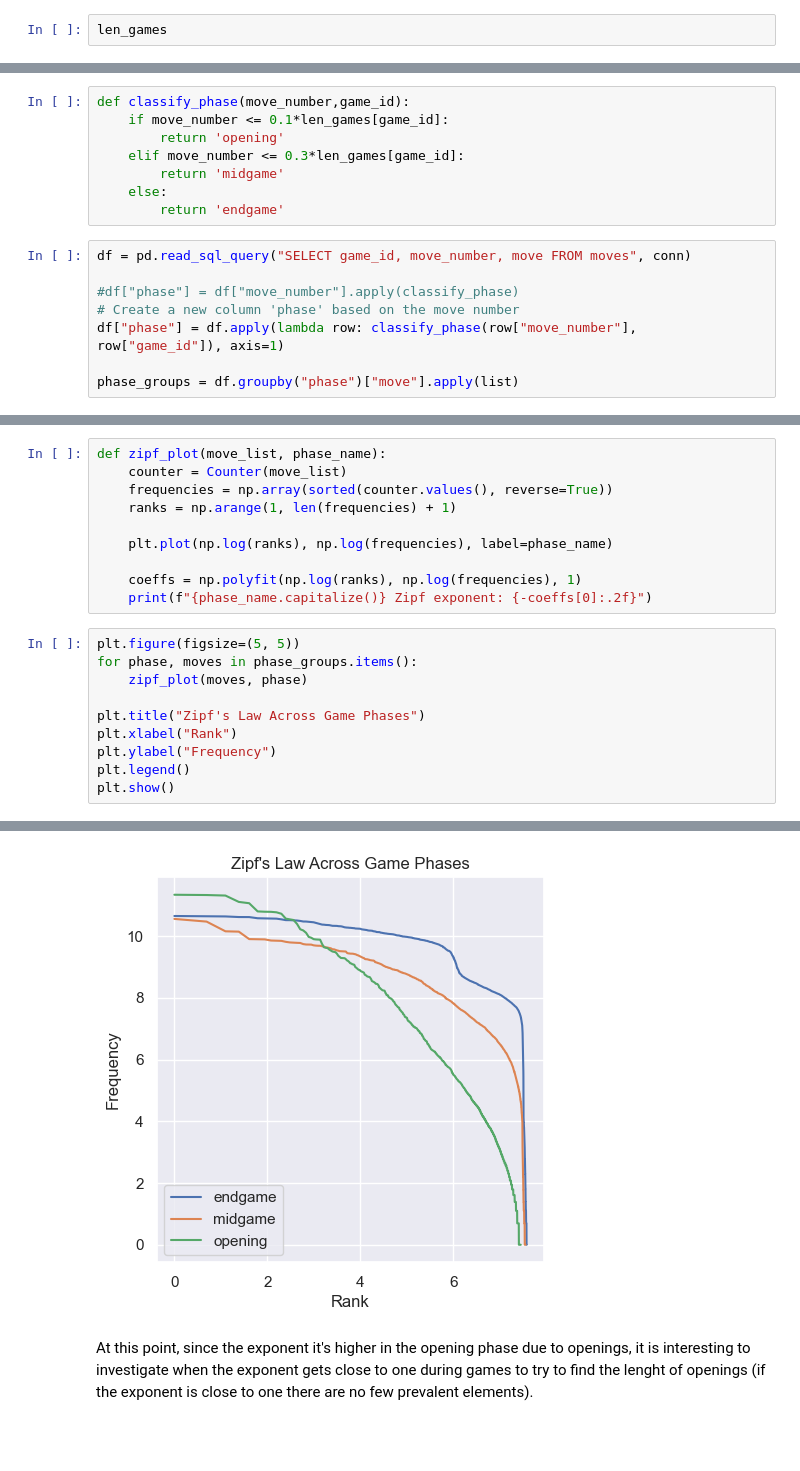
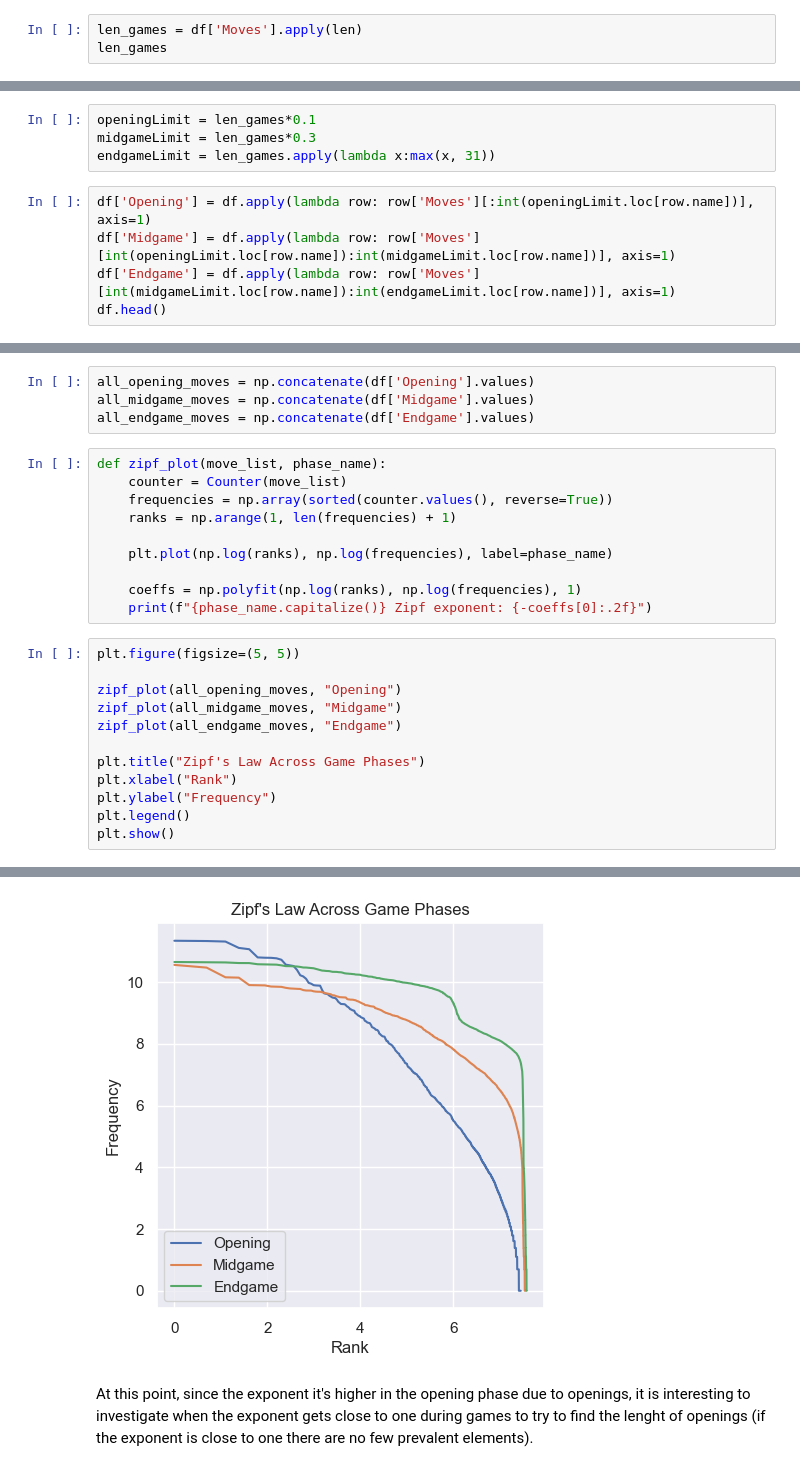
Before and after one commit to NLP-Project-PoliMi-2025/NLP-Project, a Jupyter notebook: notebooks/ZipfLaw.ipynb, the cells around one changed output, grey strips where cells are left out. Saved outputs shown, nothing was run; the diff lists cells and outputs as text; blank space fills up the shorter version.

```diff
--- a/notebooks/ZipfLaw.ipynb
+++ b/notebooks/ZipfLaw.ipynb
@@ -27,3 +48,4 @@ df['move'] = df['move'].str[:-1].where(df['move'].str.len() == 5, df['move'])
 # %%
+len_games = df['Moves'].apply(len)
 len_games
 # %% [output]
@@ -150,18 +184,11 @@ Divide the moves in:
 - 30%:  midgame
 - 31+: endgame
 # %%
-def classify_phase(move_number,game_id):
-    if move_number <= 0.1*len_games[game_id]:
-        return 'opening'
-    elif move_number <= 0.3*len_games[game_id]:
-        return 'midgame'
-    else:
-        return 'endgame'
+openingLimit = len_games*0.1
+midgameLimit = len_games*0.3
+endgameLimit = len_games.apply(lambda x:max(x, 31))
 # %%
-df = pd.read_sql_query("SELECT game_id, move_number, move FROM moves", conn)
-
-#df["phase"] = df["move_number"].apply(classify_phase)
-# Create a new column 'phase' based on the move number
-df["phase"] = df.apply(lambda row: classify_phase(row["move_number"], row["game_id"]), axis=1)
-
-phase_groups = df.groupby("phase")["move"].apply(list)
+df['Opening'] = df.apply(lambda row: row['Moves'][:int(openingLimit.loc[row.name])], axis=1)
+df['Midgame'] = df.apply(lambda row: row['Moves'][int(openingLimit.loc[row.name]):int(midgameLimit.loc[row.name])], axis=1)
+df['Endgame'] = df.apply(lambda row: row['Moves'][int(midgameLimit.loc[row.name]):int(endgameLimit.loc[row.name])], axis=1)
+df.head()
@@ -168,5 +202,9 @@ phase_groups = df.groupby("phase")["move"].apply(list)
 # %% [markdown]
 Method to plot Zipf's Law for every phase
+# %%
+all_opening_moves = np.concatenate(df['Opening'].values)
+all_midgame_moves = np.concatenate(df['Midgame'].values)
+all_endgame_moves = np.concatenate(df['Endgame'].values)
 # %%
 def zipf_plot(move_list, phase_name):
     counter = Counter(move_list)
@@ -179,8 +217,10 @@ def zipf_plot(move_list, phase_name):
     print(f"{phase_name.capitalize()} Zipf exponent: {-coeffs[0]:.2f}")
 # %%
 plt.figure(figsize=(5, 5))
-for phase, moves in phase_groups.items():
-    zipf_plot(moves, phase)
+
+zipf_plot(all_opening_moves, "Opening")
+zipf_plot(all_midgame_moves, "Midgame")
+zipf_plot(all_endgame_moves, "Endgame")
 
 plt.title("Zipf's Law Across Game Phases")
 plt.xlabel("Rank")
@@ -194,3 +234,3 @@ Opening Zipf exponent: 2.16
-[figure, old version]
+[figure, new version]
 # %% [markdown]
 At this point, since the exponent it's higher in the opening phase due to openings, it is interesting to investigate when the exponent gets close to one during games to try to find the lenght of openings (if the  exponent is close to one there are no few prevalent elements).
```
Also changed, not shown: parts of 26 cells of this notebook, 2 other files.
